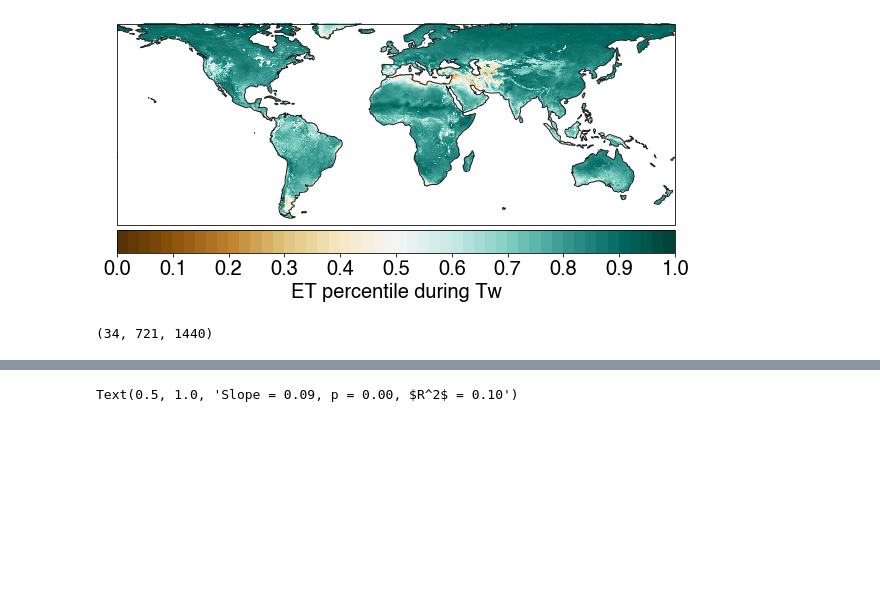
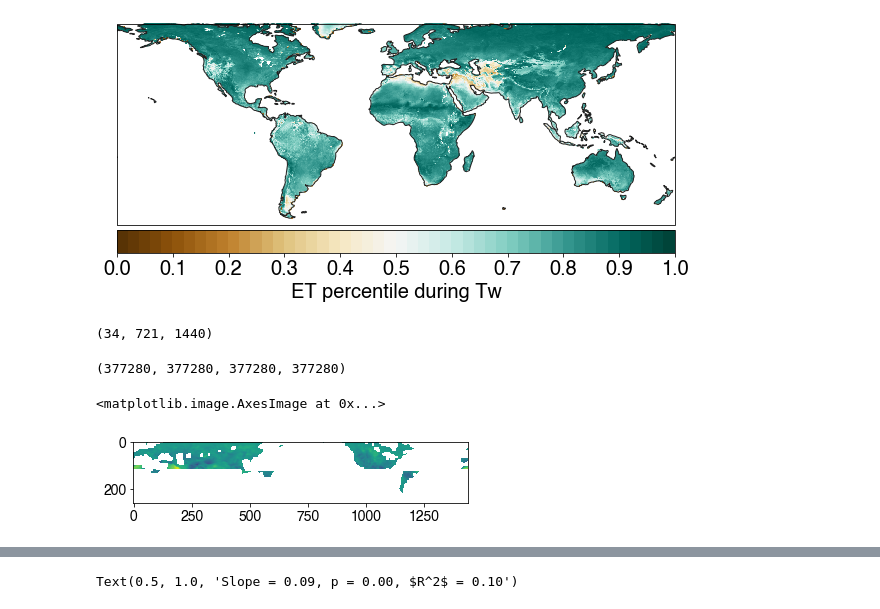
Before and after one commit to ecoffel/2021-heat, a Jupyter notebook: ht_tx_on_tw_analysis.ipynb, the cells around one changed output, grey strips where cells are left out. Cells and saved outputs as stored; diff of their text form; code cells hidden in the pictures; blank space fills up the shorter version.

```diff
--- a/ht_tx_on_tw_analysis.ipynb
+++ b/ht_tx_on_tw_analysis.ipynb
@@ -703,13 +715,13 @@ tw_during_tx.shape
 (34, 721, 1440)
 # %%
 lat_global_ind = np.arange(lat.size)
-lat_nontropics_ind = np.where((lat>=30) | (lat<=-30))[0]
-lat_nh_ind = np.where(lat>=30)[0]
+lat_nontropics_ind = np.where(((lat>=30) | (lat<=-30)) & (lat<=60) & (lat>=-65))[0]
+lat_nh_ind = np.where((lat>=30) & (lat<=65))[0]
 # lat_subtropics_ind = np.where(((lat>=15) & (lat<=30)) | ((lat <= -15) & (lat >= -30)))[0]
 lat_tropics_ind = np.where((lat<30) & (lat>-30))[0]
-lat_sh_ind = np.where((lat <= -30) & (lat > -60))[0]
+lat_sh_ind = np.where((lat <= -30) & (lat >= -60))[0]
 # %%
-lat_ind_sel = lat_global_ind
+lat_ind_sel = lat_nontropics_ind
 
 tx_during_tw_sel = np.nanmean(tx_during_tw, axis=0)
 tx_during_tw_sel = tx_during_tw_sel[lat_ind_sel,:]
@@ -728,6 +740,25 @@ et_during_tx_sel = et_during_tx_sel[lat_ind_sel,:]
 et_during_tx_sel_1d = et_during_tx_sel.reshape([et_during_tx_sel.size, 1])
 
 
+et_during_tw_trend_sel = et_during_tw_trend[lat_ind_sel, :]*10
+et_during_tw_trend_sel_1d = np.reshape(et_during_tw_trend_sel, [et_during_tw_trend_sel.size, 1])
+
+tw_during_tw_trend_sel = tw_during_tw_trend[lat_ind_sel, :]*10
+tw_during_tw_trend_sel_1d = np.reshape(tw_during_tw_trend_sel, [tw_during_tw_trend_sel.size, 1])
+
+tx_during_tw_trend_sel = tx_during_tw_trend[lat_ind_sel, :]*10
+tx_during_tw_trend_sel_1d = np.reshape(tx_during_tw_trend_sel, [tx_during_tw_trend_sel.size, 1])
+
+et_during_tx_trend_sel = et_during_tx_trend[lat_ind_sel, :]*10
+et_during_tx_trend_sel_1d = np.reshape(et_during_tx_trend_sel, [et_during_tx_trend_sel.size, 1])
+
+tw_during_tx_trend_sel = tw_during_tx_trend[lat_ind_sel, :]*10
+tw_during_tx_trend_sel_1d = np.reshape(tw_during_tx_trend_sel, [tw_during_tx_trend_sel.size, 1])
+
+tx_during_tx_trend_sel = tx_during_tx_trend[lat_ind_sel, :]*10
+tx_during_tx_trend_sel_1d = np.reshape(tx_during_tx_trend_sel, [tx_during_tx_trend_sel.size, 1])
+
+
 t_et = ds_grow_r_t_et.r_t_et.values
 t_et = t_et[lat_ind_sel,:]
 t_et_1d = t_et.reshape([t_et.size, 1])
@@ -735,3 +766,9 @@ t_et_1d = t_et.reshape([t_et.size, 1])
 t_et_crop = ds_grow_r_t_et_crop.r_t_et.values
 t_et_crop = t_et_crop[lat_ind_sel,:]
 t_et_crop_1d = t_et_crop.reshape([t_et_crop.size, 1])
+
+crop_ha_regrid_sel = crop_ha_regrid[lat_ind_sel,:]
+crop_ha_regrid_sel_1d = crop_ha_regrid_sel.reshape([crop_ha_regrid_sel.size, 1])
+
+ind = np.where((np.isnan(crop_ha_regrid_sel_1d)) & (~np.isnan(t_et_1d)))[0]
+crop_ha_regrid_sel_1d[ind] = 0
@@ -740,0 +775,9 @@ crop_ha_regrid_sel_1d = crop_ha_regrid_sel.reshape([crop_ha_regrid_sel.size, 1])
+# %%
+t_et_1d.size, tx_during_tx_trend_sel_1d.size, t_et_crop_1d.size, crop_ha_regrid_sel_1d.size
+# %% [output]
+(377280, 377280, 377280, 377280)
+# %%
+plt.imshow(tx_during_tw_trend_sel)
+# %% [output]
+<matplotlib.image.AxesImage at 0x...>
+[figure, added]
```
Also changed, not shown: parts of 15 cells of this notebook, 2 other files.
